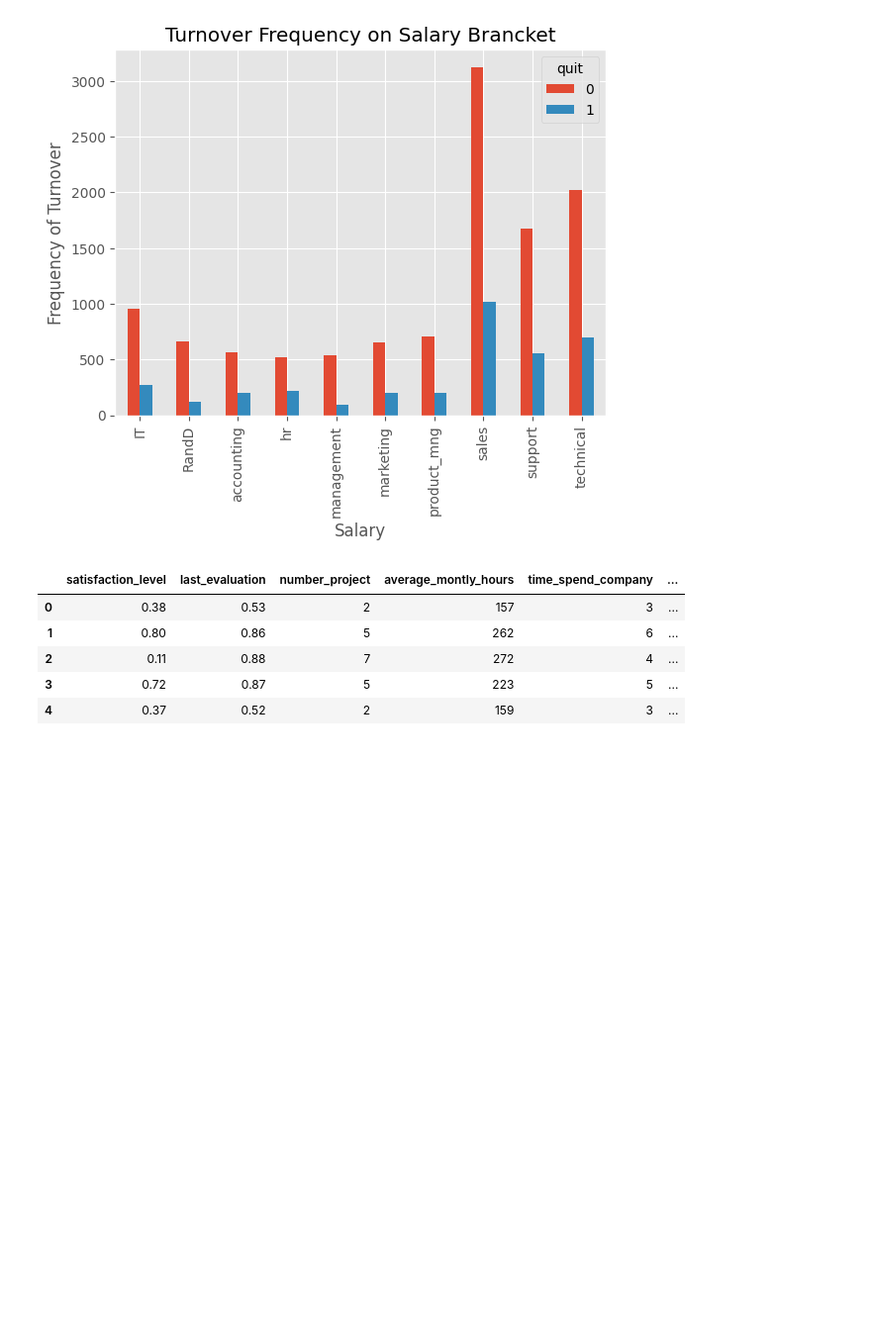
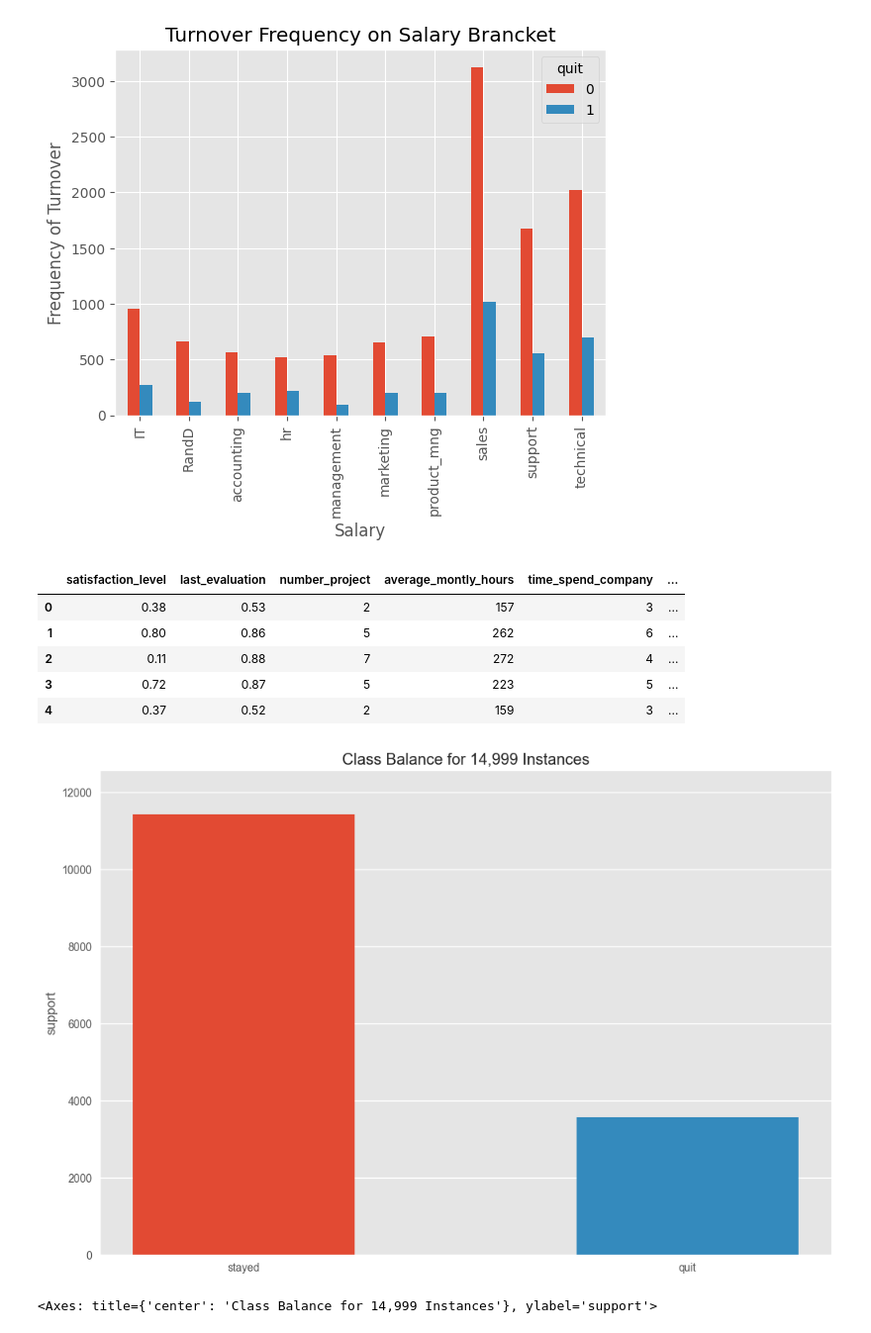
Before and after one commit to aa-ag/turnover, a Jupyter notebook: project/notebook.ipynb, the cells around one changed output. Shown at 99% size. Saved outputs shown, nothing was run; the diff lists cells and outputs as text; code cells hidden in the pictures; blank space fills up the shorter version.

Commit message:
Add visualizer logic of ClassBalance class

```diff
--- a/project/notebook.ipynb
+++ b/project/notebook.ipynb
@@ -29,3 +27,13 @@ df.head()
 | 2 | 0.11 | 0.88 | 7 | 272 | 4 | ... |
 | 3 | 0.72 | 0.87 | 5 | 223 | 5 | ... |
 | 4 | 0.37 | 0.52 | 2 | 159 | 3 | ... |
+# %%
+from yellowbrick.target import ClassBalance
+plt.style.use("ggplot")
+plt.rcParams["figure.figsize"] = (12,8)
+# %%
+visualizer = ClassBalance(labels=["stayed","quit"]).fit(df.quit)
+visualizer.show()
+# %% [output]
+[figure, added]
+<Axes: title={'center': 'Class Balance for 14,999 Instances'}, ylabel='support'>
```
Also changed, not shown: parts of 1 cell of this notebook.
